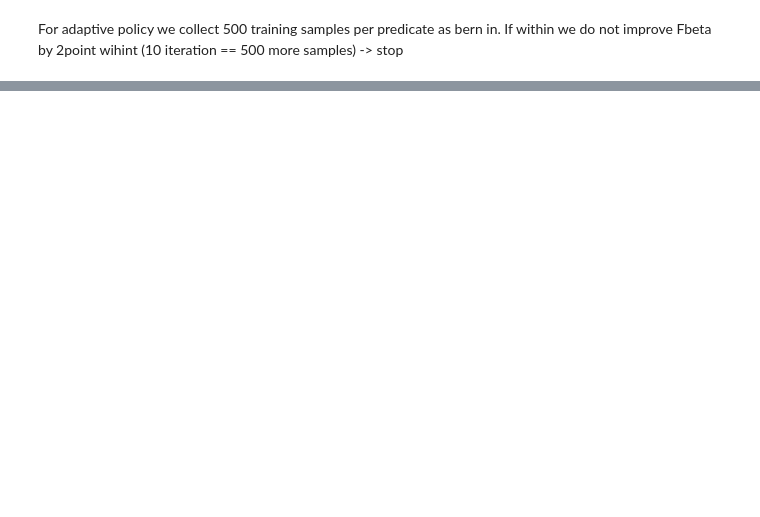
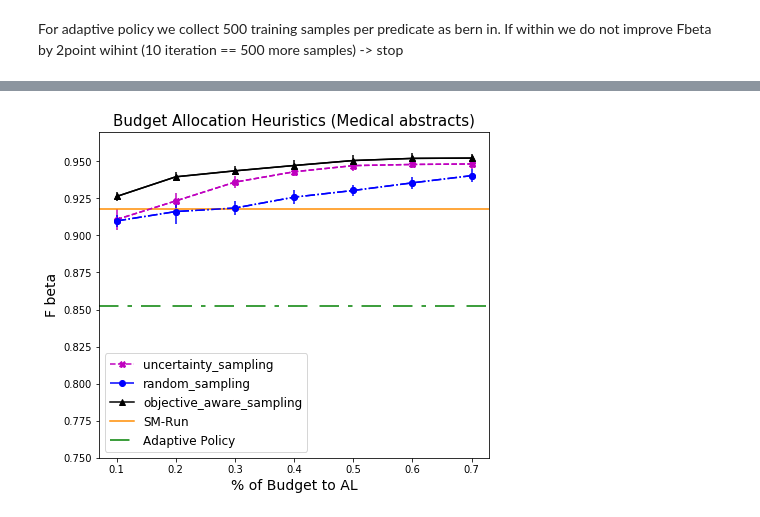
Before and after one commit to Evgeneus/Active-Hybrid-Classificatoin, a Jupyter notebook: adaptive_machine_and_crowd/notebooks/results.ipynb, the cells around one changed output, grey strips where cells are left out. Drawn from its saved outputs; the diff is of its cells as text; code cells hidden in the pictures; blank space fills up the shorter version.

```diff
--- a/adaptive_machine_and_crowd/notebooks/results.ipynb
+++ b/adaptive_machine_and_crowd/notebooks/results.ipynb
@@ -123,0 +132,5 @@ For adaptive policy we collect 500 training samples per predicate as bern in. If
+# %%
+title = 'Budget Allocation Heuristics (Medical abstracts)'
+plot_heuristics(file_name, b_per_item, title, (0.75, 0.97))
+# %% [output]
+[figure, added]
```
Also changed, not shown: parts of 27 cells of this notebook.
